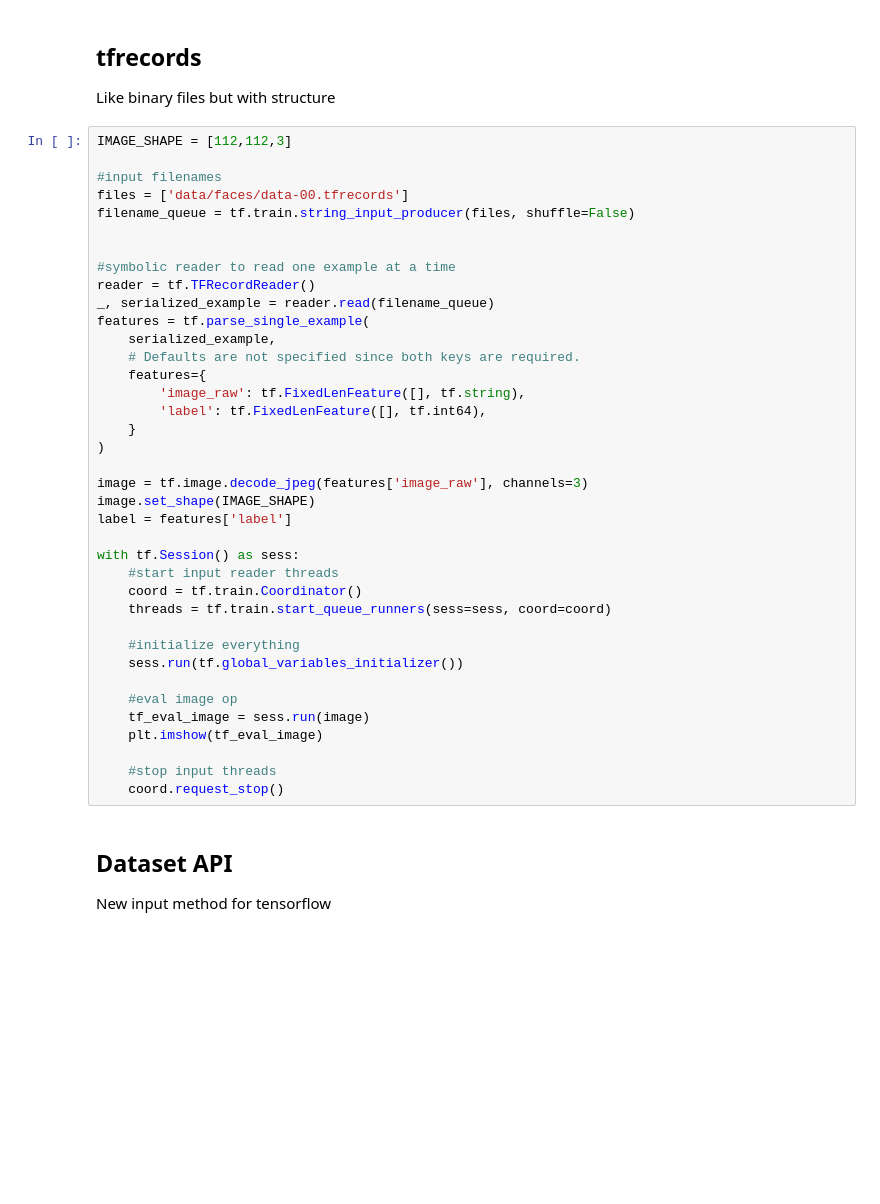
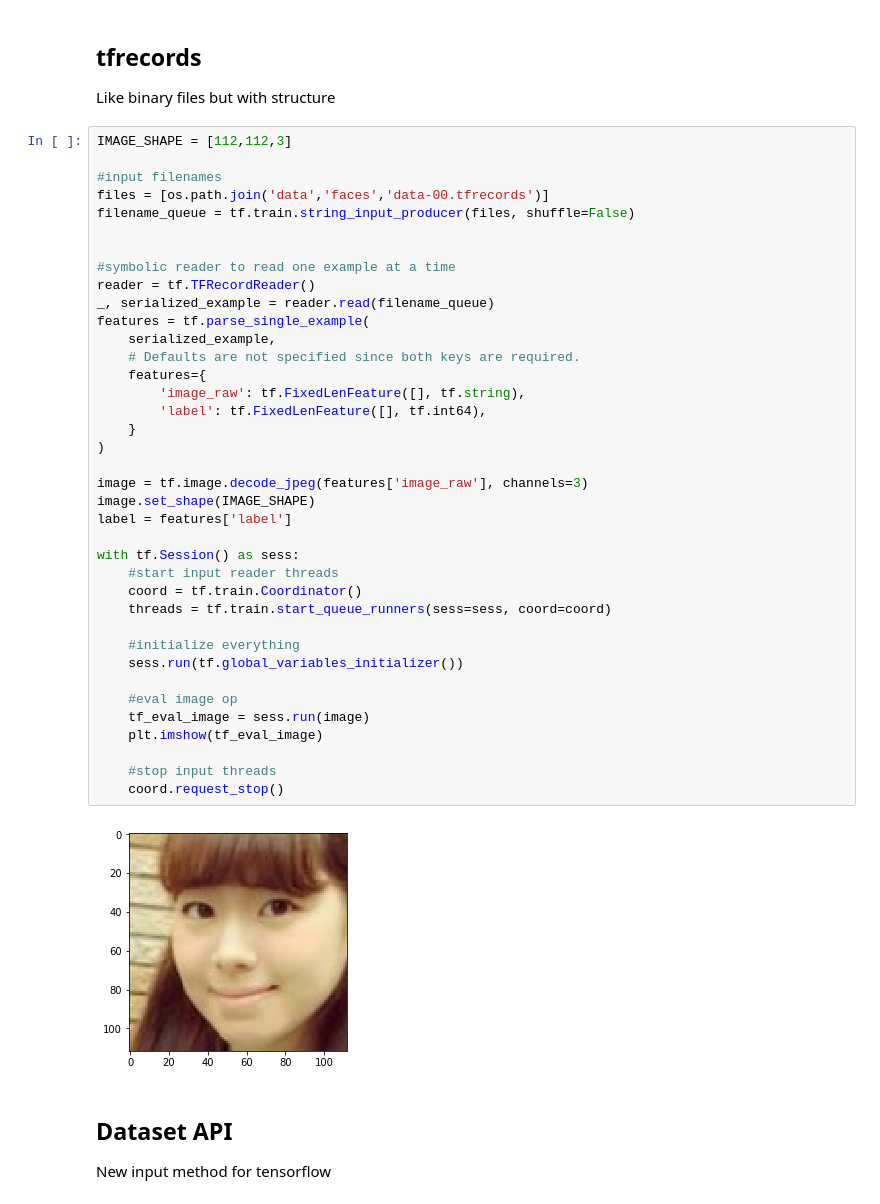
Before and after one commit to AlessioTonioni/TensorFlow-Intro, a Jupyter notebook: Inputs_types.ipynb, the cells around one changed output. Saved outputs shown, nothing was run; the diff lists cells and outputs as text; blank space fills up the shorter version.

```diff
--- a/Inputs_types.ipynb
+++ b/Inputs_types.ipynb
@@ -110,40 +117,42 @@ Like binary files but with structure
 IMAGE_SHAPE = [112,112,3]
 
 #input filenames
-files = ['data/faces/data-00.tfrecords']
+files = [os.path.join('data','faces','data-00.tfrecords')]
 filename_queue = tf.train.string_input_producer(files, shuffle=False)
 
 
 #symbolic reader to read one example at a time
 reader = tf.TFRecordReader()
 _, serialized_example = reader.read(filename_queue)
 features = tf.parse_single_example(
     serialized_example,
     # Defaults are not specified since both keys are required.
     features={
         'image_raw': tf.FixedLenFeature([], tf.string),
         'label': tf.FixedLenFeature([], tf.int64),
     }
 )
 
 image = tf.image.decode_jpeg(features['image_raw'], channels=3)
 image.set_shape(IMAGE_SHAPE)
 label = features['label']
 
 with tf.Session() as sess:
     #start input reader threads
     coord = tf.train.Coordinator()
     threads = tf.train.start_queue_runners(sess=sess, coord=coord)
 
     #initialize everything
     sess.run(tf.global_variables_initializer())
 
     #eval image op
     tf_eval_image = sess.run(image)
     plt.imshow(tf_eval_image)
 
     #stop input threads
     coord.request_stop()
+# %% [output]
+[figure, added]
 # %% [markdown]
 ## Dataset API
 
```
Also changed, not shown: parts of 4 cells of this notebook, 3 other files.
